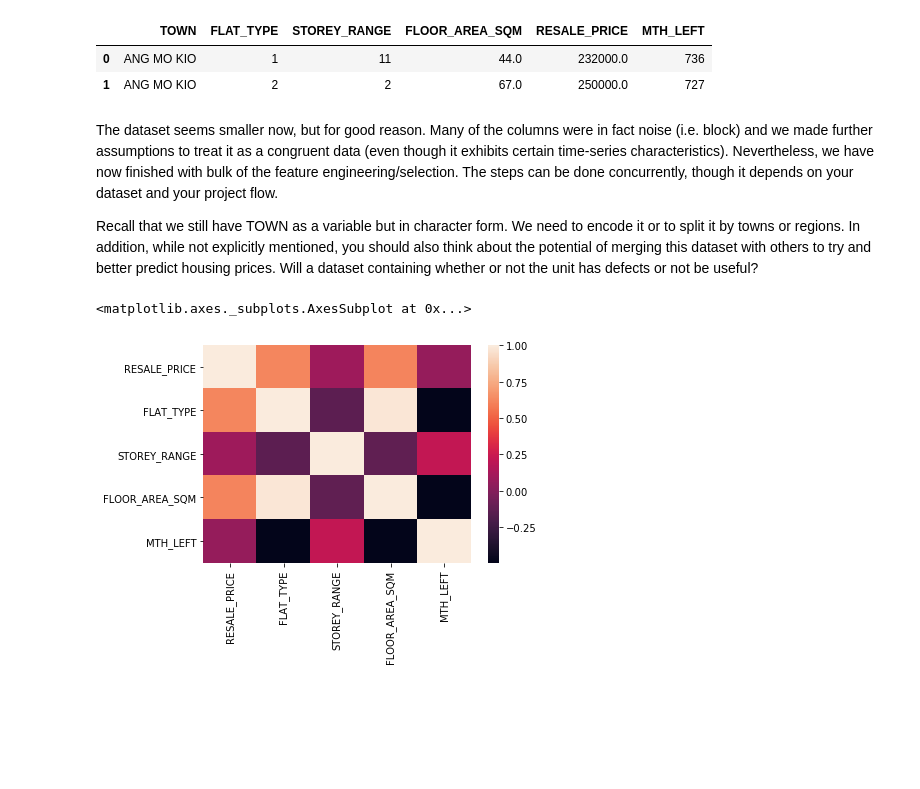
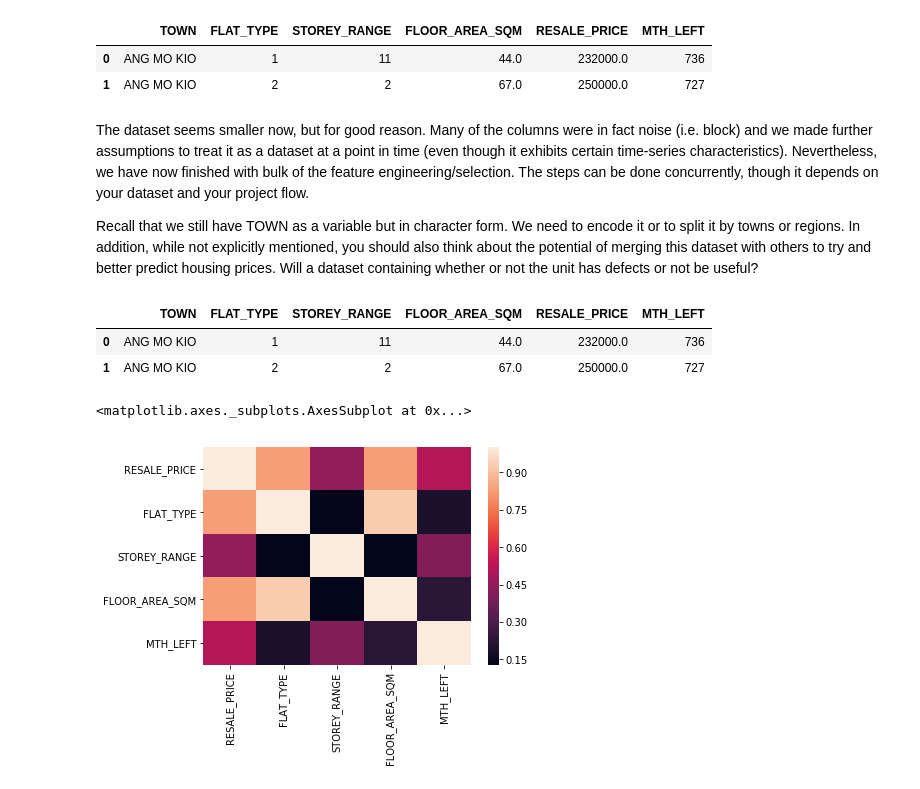
Before and after one commit to joeykokbin/data_science_helper, a Jupyter notebook: HELPER_VOL4.ipynb, the cells around one changed output. Saved outputs shown, nothing was run; the diff lists cells and outputs as text; code cells hidden in the pictures; blank space fills up the shorter version.

```diff
--- a/HELPER_VOL4.ipynb
+++ b/HELPER_VOL4.ipynb
@@ -276,18 +320,24 @@ df5.head(2)
 | 0 | ANG MO KIO | 1 | 11 | 44.0 | 232000.0 | 736 |
 | 1 | ANG MO KIO | 2 | 2 | 67.0 | 250000.0 | 727 |
 # %% [markdown]
-The dataset seems smaller now, but for good reason. Many of the columns were in fact noise (i.e. block) and we made further assumptions to treat it as a congruent data (even though it exhibits certain time-series characteristics). Nevertheless, we have now finished with bulk of the feature engineering/selection. The steps can be done concurrently, though it depends on your dataset and your project flow.
+The dataset seems smaller now, but for good reason. Many of the columns were in fact noise (i.e. block) and we made further assumptions to treat it as a dataset at a point in time (even though it exhibits certain time-series characteristics). Nevertheless, we have now finished with bulk of the feature engineering/selection. The steps can be done concurrently, though it depends on your dataset and your project flow.
 
 Recall that we still have TOWN as a variable but in character form. We need to encode it or to split it by towns or regions. In addition, while not explicitly mentioned, you should also think about the potential of merging this dataset with others to try and better predict housing prices. Will a dataset containing whether or not the unit has defects or not be useful?
+# %%
+df5.head(2)
+# %% [output]
+|  | TOWN | FLAT_TYPE | STOREY_RANGE | FLOOR_AREA_SQM | RESALE_PRICE | MTH_LEFT |
+| 0 | ANG MO KIO | 1 | 11 | 44.0 | 232000.0 | 736 |
+| 1 | ANG MO KIO | 2 | 2 | 67.0 | 250000.0 | 727 |
 # %%
 # A simple checkpoint and visualisation.
 # What are some insights you see here?
 # How much of the insights are due to the assumptions we made above?
 import seaborn as sns
 
-df5_test = df5.loc[df5["TOWN"] == "SENGKANG", ["RESALE_PRICE", "FLAT_TYPE", "STOREY_RANGE", "FLOOR_AREA_SQM", "MTH_LEFT"]]
+df5_test = df5.loc[df5["TOWN"] == "BISHAN", ["RESALE_PRICE", "FLAT_TYPE", "STOREY_RANGE", "FLOOR_AREA_SQM", "MTH_LEFT"]]
 
 sns.heatmap(df5_test.corr())
 # %% [output]
 <matplotlib.axes._subplots.AxesSubplot at 0x...>
-[figure, old version]
+[figure, new version]
```
Also changed, not shown: parts of 42 cells of this notebook.
